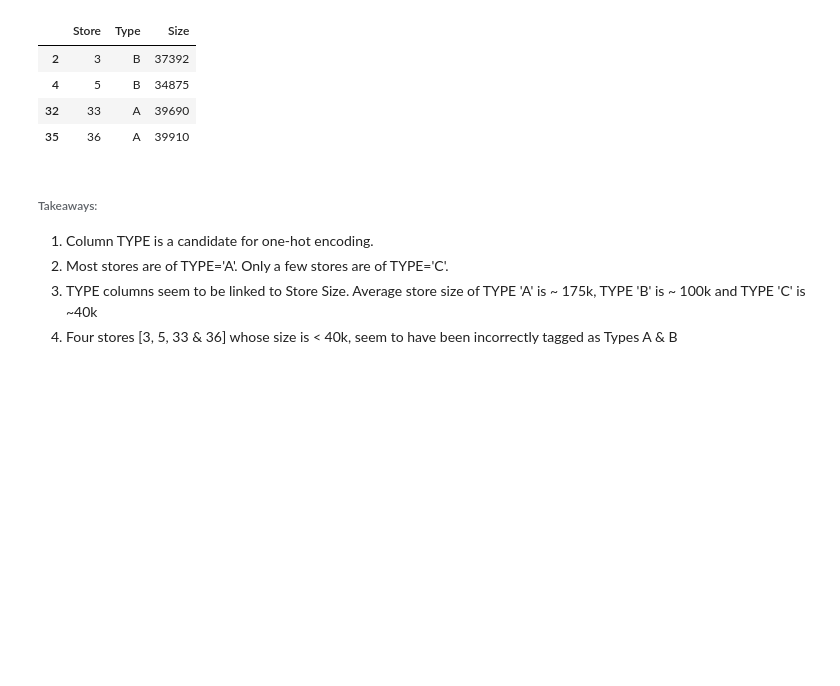
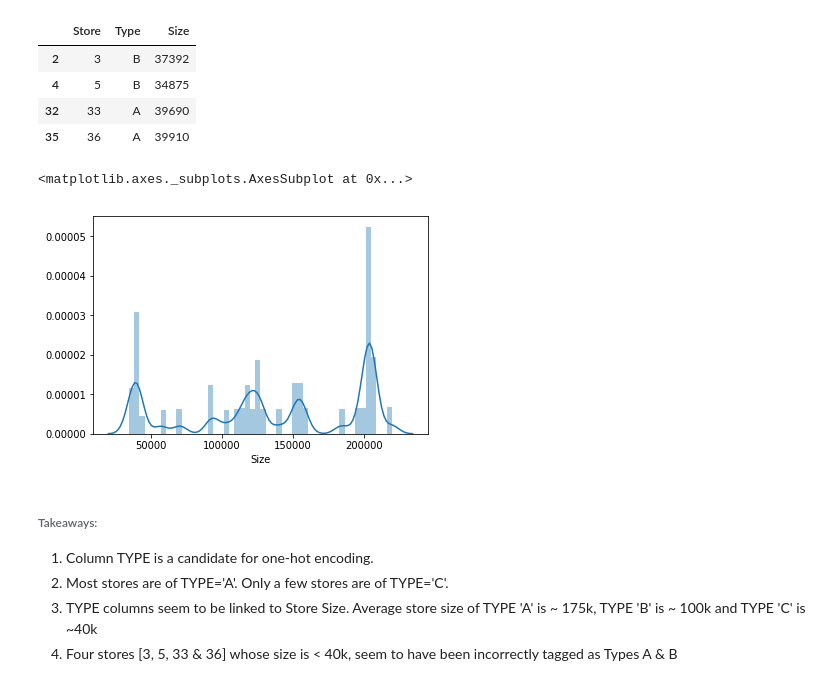
Before and after one commit to nitinx/ml-store-sales-forecast, a Jupyter notebook: WalmartStoreSales.ipynb, the cells around one changed output. Saved outputs shown, nothing was run; the diff lists cells and outputs as text; code cells hidden in the pictures; blank space fills up the shorter version.

```diff
--- a/WalmartStoreSales.ipynb
+++ b/WalmartStoreSales.ipynb
@@ -369,6 +399,12 @@ stores[(stores['Size'] < 40000) & (~stores['Type'].isin(['C']))]
 | 4 | 5 | B | 34875 |
 | 32 | 33 | A | 39690 |
 | 35 | 36 | A | 39910 |
+# %%
+#Explore Weekly Sales - histogram
+sns.distplot(train['Size'])
+# %% [output]
+<matplotlib.axes._subplots.AxesSubplot at 0x...>
+[figure, added]
 # %% [markdown]
 ###### Takeaways:
 1. Column TYPE is a candidate for one-hot encoding.
```
Also changed, not shown: parts of 57 cells of this notebook, 1 other file.
